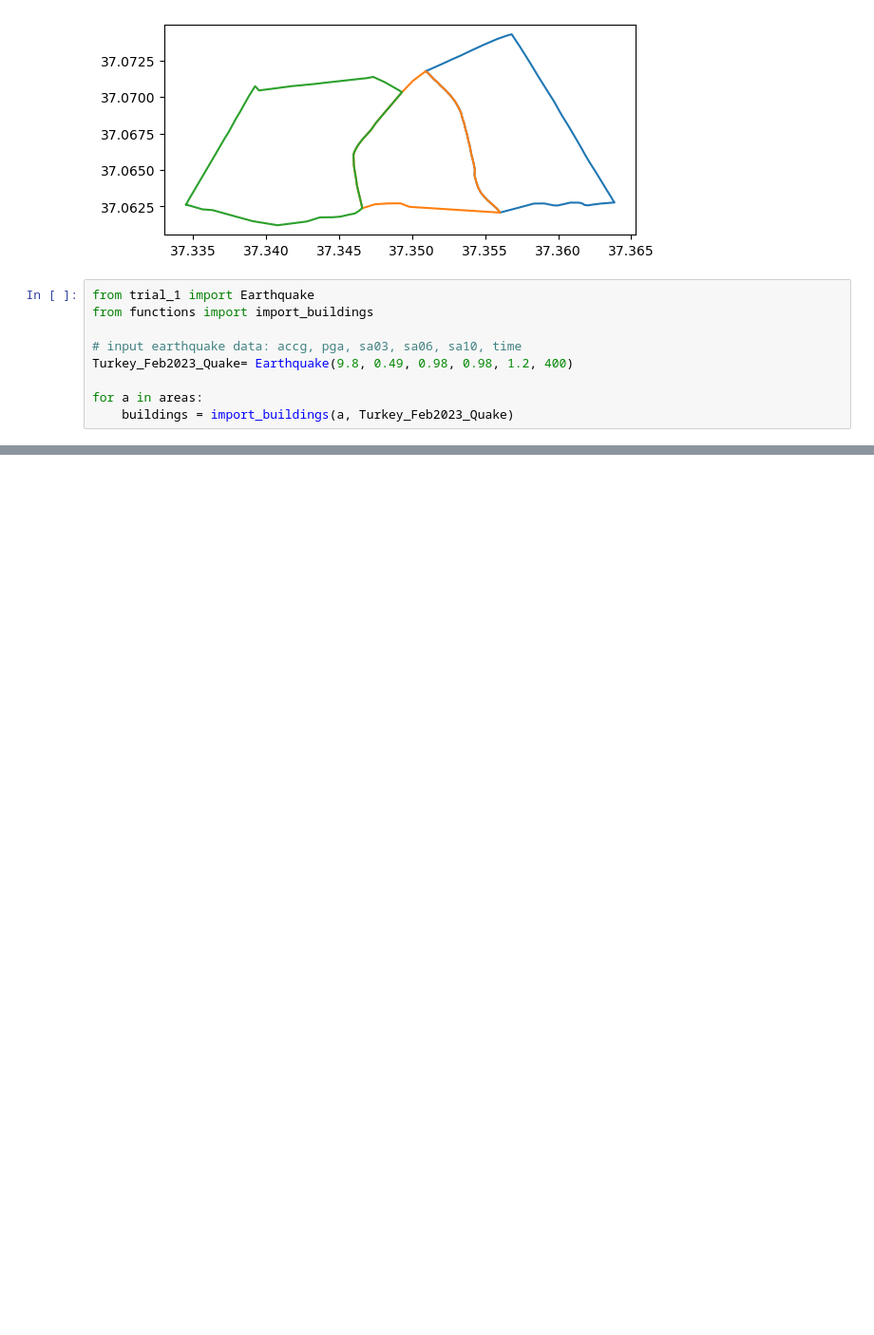
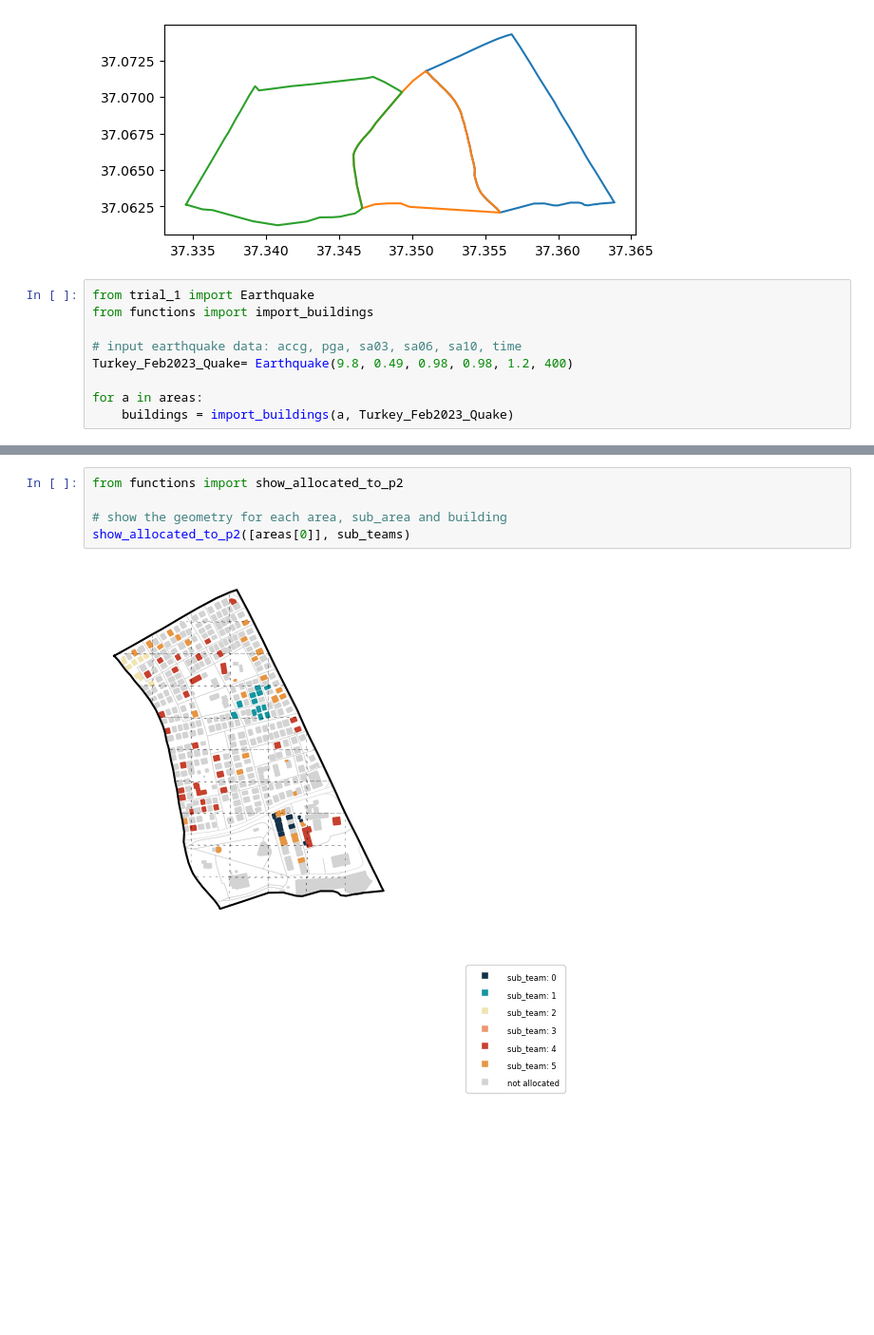
Before and after one commit to shreyakejriwal02/SARO_CORE2023, a Jupyter notebook: clean_program.ipynb, the cells around one changed output, grey strips where cells are left out. Shown at 95% size. Saved outputs shown, nothing was run; the diff lists cells and outputs as text; blank space fills up the shorter version.

```diff
--- a/clean_program.ipynb
+++ b/clean_program.ipynb
@@ -178,3 +256,11 @@ Sub-area: None, Priority: 0
+# %%
+from functions import show_allocated_to_p2
+
+# show the geometry for each area, sub_area and building
+show_allocated_to_p2([areas[0]], sub_teams)
+# %% [output]
+[figure, added]
+[figure, added]
 # %%
 from functions import convert_to_dict
 from functions import show_person_rescue_duration
```
Also changed, not shown: parts of 32 cells of this notebook, 40 other files.
